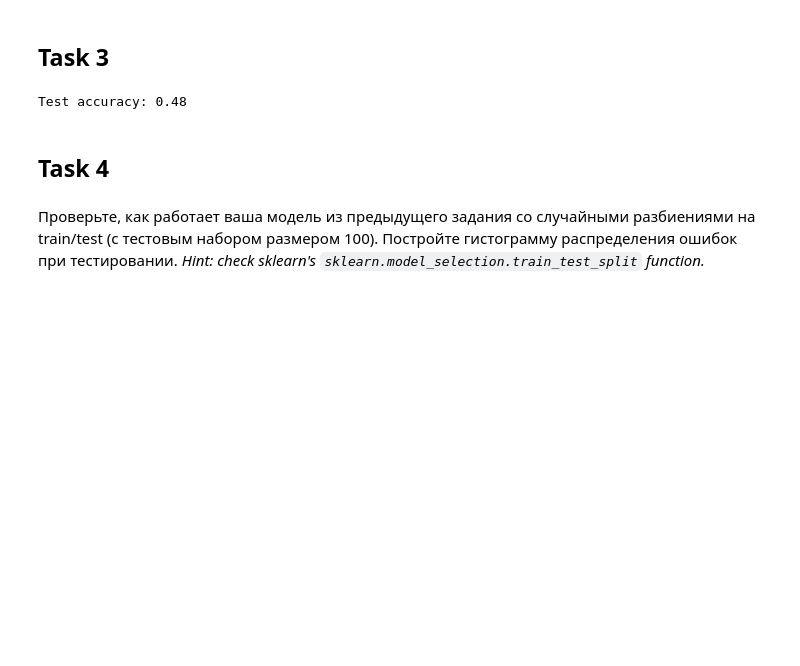
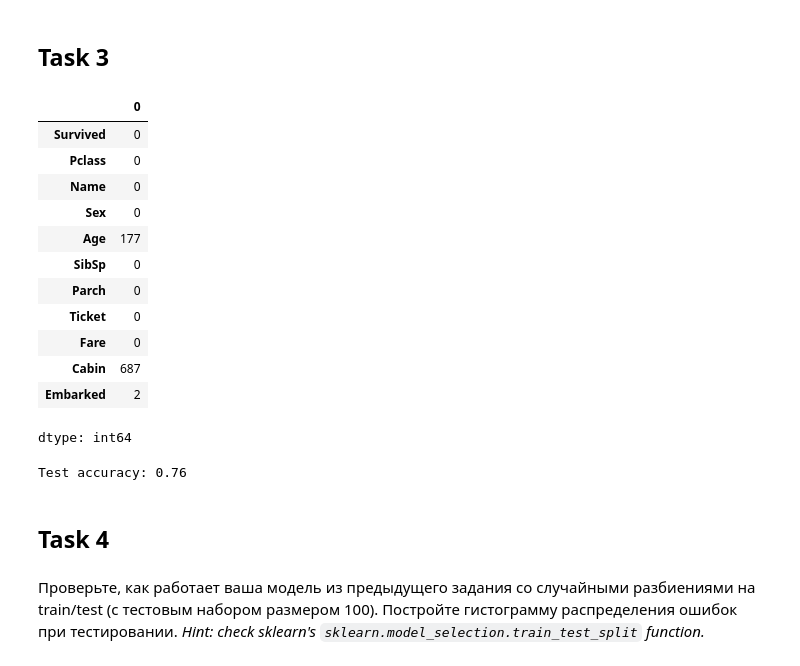
Before and after one commit to Uralbeckins/PET-Hotel-Price-Prediction-, a Jupyter notebook: Seminar_2_HW.ipynb, the cells around one changed output. Cells and saved outputs as stored; diff of their text form; code cells hidden in the pictures; blank space fills up the shorter version.

```diff
--- a/Seminar_2_HW.ipynb
+++ b/Seminar_2_HW.ipynb
@@ -51,20 +80,40 @@ import matplotlib.pyplot as plt
 # %% [markdown]
 ## Task 3
+# %%
+# Build a model with KNeighborsClassifier to get the accuracy of
+# at least 0.75 on the validation part of the dataset
+
+from sklearn.neighbors import KNeighborsClassifier
+from sklearn.metrics import accuracy_score
+
+def feature_selection_and_preprocessing(dataset):
+  features = dataset[['Fare', 'Parch', 'SibSp', 'Pclass', 'Age']].copy()
+  features['Fare'] /= features['Fare'].mean()
+  features['Sex'] = dataset.Sex.apply(lambda x: 1 if x == 'male' else 0)
+  a = np.unique(dataset.Embarked.to_list())
+  values_fill = {'Age': np.mean(dataset.Age)}
+  features.fillna(value=0)
+  # features['Embarked'] = dataset.Embarked.apply(lambda x: np.where(a == x)[0])
+  return features
+
+
+feature_selection_and_preprocessing(data)
+data.isna().sum()
+# %% [output]
+|  | 0 |
+| Survived | 0 |
+| Pclass | 0 |
+| Name | 0 |
+| Sex | 0 |
+| Age | 177 |
+| SibSp | 0 |
+| Parch | 0 |
+| Ticket | 0 |
+| Fare | 0 |
+| Cabin | 687 |
+| Embarked | 2 |
+dtype: int64
 # %%
-# Build a model with KNeighborsClassifier to get the accuracy of
-# at least 0.75 on the validation part of the dataset
-
-from sklearn.neighbors import KNeighborsClassifier
-from sklearn.metrics import accuracy_score
-
-def feature_selection_and_preprocessing(dataset):
-
-  features = dataset[["Fare", "Parch"]].copy()
-  features["Fare"] /= features["Fare"].mean()
-
-  features['Fare'] *= 1
-  return features
-
 model = KNeighborsClassifier(
     # <YOUR CODE>
     # E.g.
@@ -94,7 +143,7 @@ print("Test accuracy:", accuracy_score(
     test_predictions
 ))
 # %% [output]
-Test accuracy: 0.48
+Test accuracy: 0.76
 # %% [markdown]
 ## Task 4
 # %% [markdown]
```
Also changed, not shown: parts of 2 cells of this notebook.
